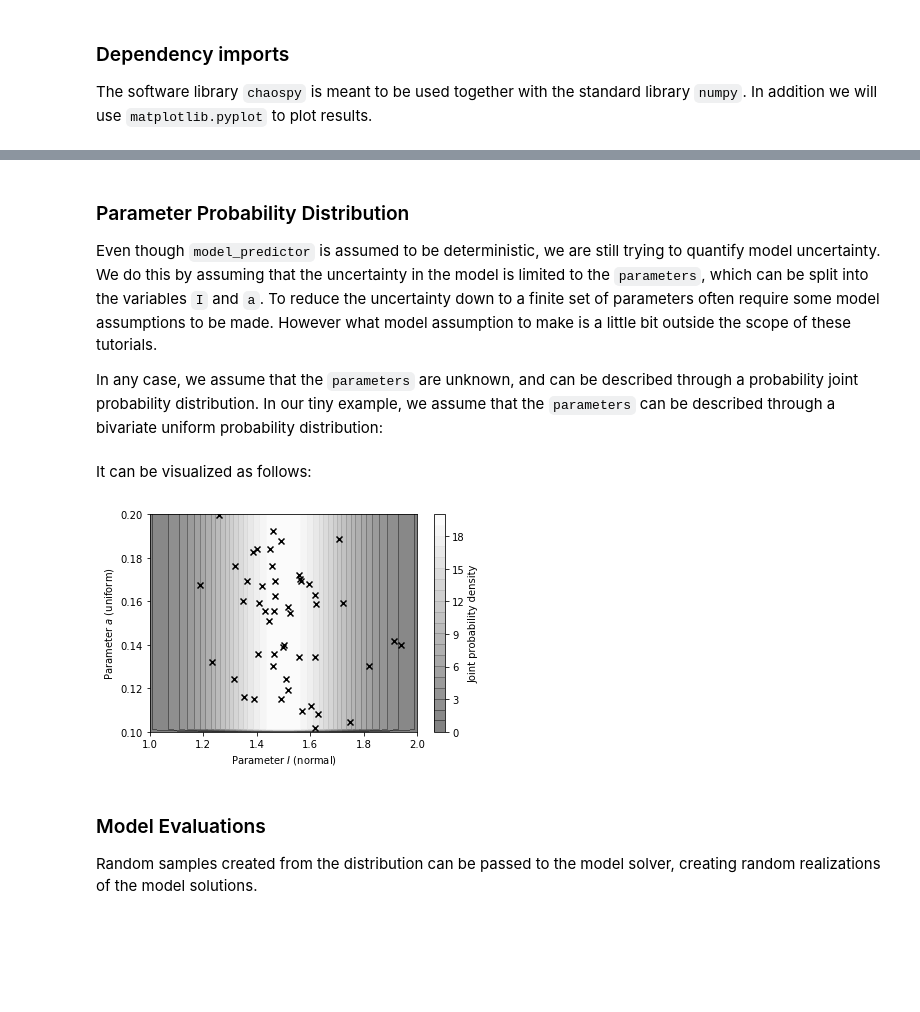
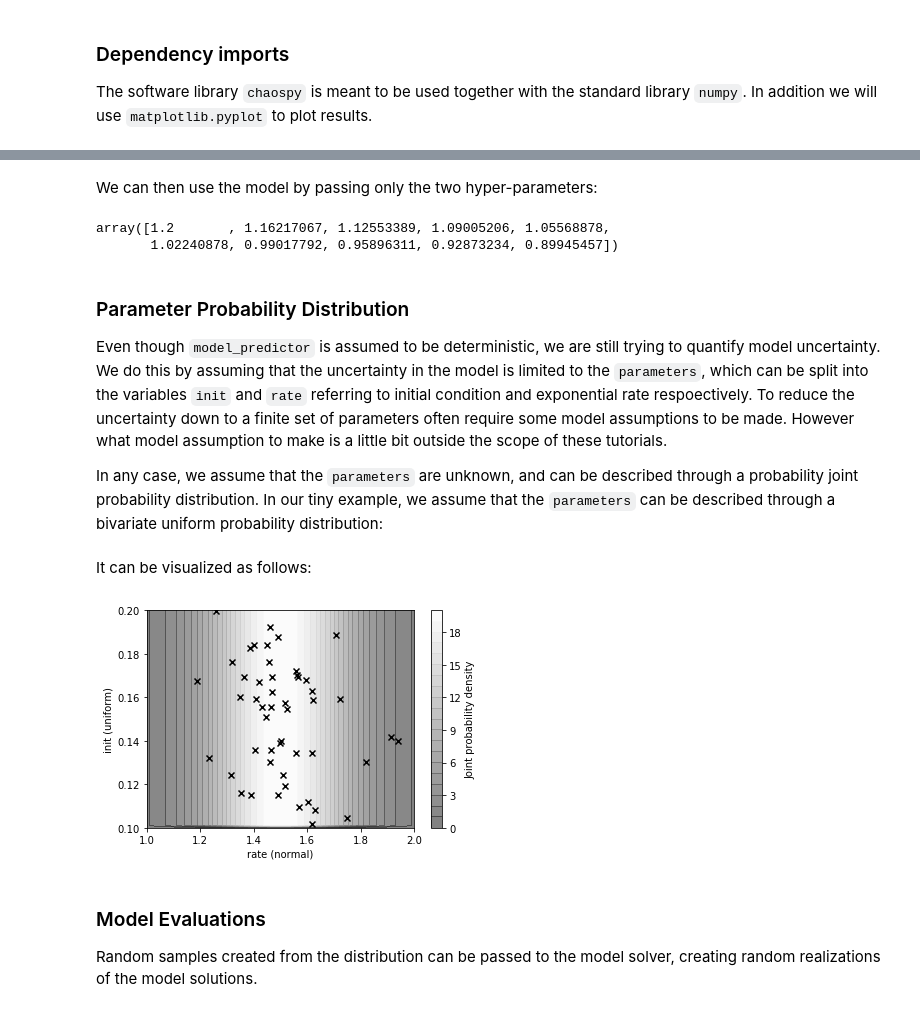
Before and after one commit to jonathf/chaospy, a Jupyter notebook: tutorial/example_introduction.ipynb, the cells around one changed output, grey strips where cells are left out. Saved outputs shown, nothing was run; the diff lists cells and outputs as text; code cells hidden in the pictures; blank space fills up the shorter version.

```diff
--- a/tutorial/example_introduction.ipynb
+++ b/tutorial/example_introduction.ipynb
@@ -42,8 +56,15 @@ coordinates = numpy.linspace(0, 10, 1000)
+# %% [markdown]
+We can then use the model by passing only the two hyper-parameters:
+# %%
+exponential_model([1.2, 3.2])[:10]
+# %% [output]
+array([1.2       , 1.16217067, 1.12553389, 1.09005206, 1.05568878,
+       1.02240878, 0.99017792, 0.95896311, 0.92873234, 0.89945457])
 # %% [markdown]
 ### Parameter Probability Distribution
 
 Even though ``model_predictor`` is assumed to be deterministic, we are still trying to quantify model uncertainty.
-We do this by assuming that the uncertainty in the model is limited to the ``parameters``, which can be split into the variables ``I`` and ``a``.
+We do this by assuming that the uncertainty in the model is limited to the ``parameters``, which can be split into the variables ``init`` and ``rate`` referring to initial condition and exponential rate respoectively.
 To reduce the uncertainty down to a finite set of parameters often require some model assumptions to be made.
 However what model assumption to make is a little bit outside the scope of these tutorials.
 
@@ -51,31 +72,31 @@ In any case, we assume that the ``parameters`` are unknown, and can be described
 In our tiny example, we assume that the ``parameters`` can be described through a bivariate uniform probability distribution:
 # %%
 # The joint probability distribution for the parameters
-distribution_I = chaospy.Normal(1.5, 0.2)
-distribution_a = chaospy.Uniform(0.1, 0.2)
-distribution = chaospy.J(distribution_I, distribution_a)
+distribution_init = chaospy.Normal(1.5, 0.2)
+distribution_rate = chaospy.Uniform(0.1, 0.2)
+distribution = chaospy.J(distribution_init, distribution_rate)
 # %% [markdown]
 It can be visualized as follows:
 # %%
 # Create contour plot for the probability density function
-grid_I, grid_a = grid = numpy.meshgrid(numpy.linspace(1, 2, 100), numpy.linspace(0.1, 0.2, 100))
-contour = pyplot.contourf(grid_I, grid_a, distribution.pdf(grid), levels=20, cmap="gray", alpha=0.5)
+grid_init, grid_rate = grid = numpy.meshgrid(numpy.linspace(1, 2, 100), numpy.linspace(0.1, 0.2, 100))
+contour = pyplot.contourf(grid_init, grid_rate, distribution.pdf(grid), levels=20, cmap="gray", alpha=0.5)
 colorbar = pyplot.colorbar(contour)
 
 # Create scatter plot for 50 random samples
 numpy.random.seed(123)
 samples = distribution.sample(50)
 pyplot.scatter(*samples, marker="x", color="k")
 
 # Make figure pretty
 pyplot.axis([1, 2, 0.1, 0.2])
-pyplot.xlabel("Parameter $I$ (normal)")
-pyplot.ylabel("Parameter $a$ (uniform)")
+pyplot.xlabel("rate (normal)")
+pyplot.ylabel("init (uniform)")
 colorbar.ax.set_ylabel("Joint probability density")
 
 pyplot.show()
 # %% [output]
-[figure, old version]
+[figure, new version]
 # %% [markdown]
 ### Model Evaluations
 
```
Also changed, not shown: parts of 10 cells of this notebook, 8 other files.
